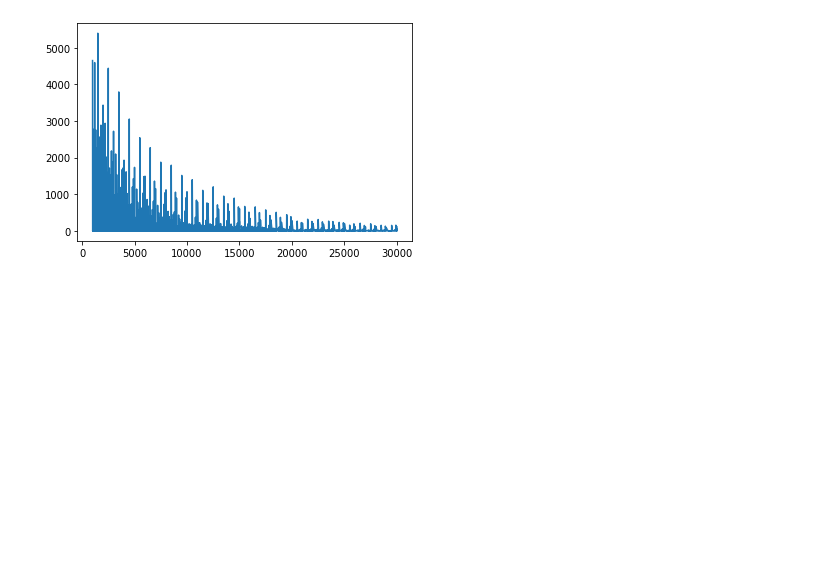
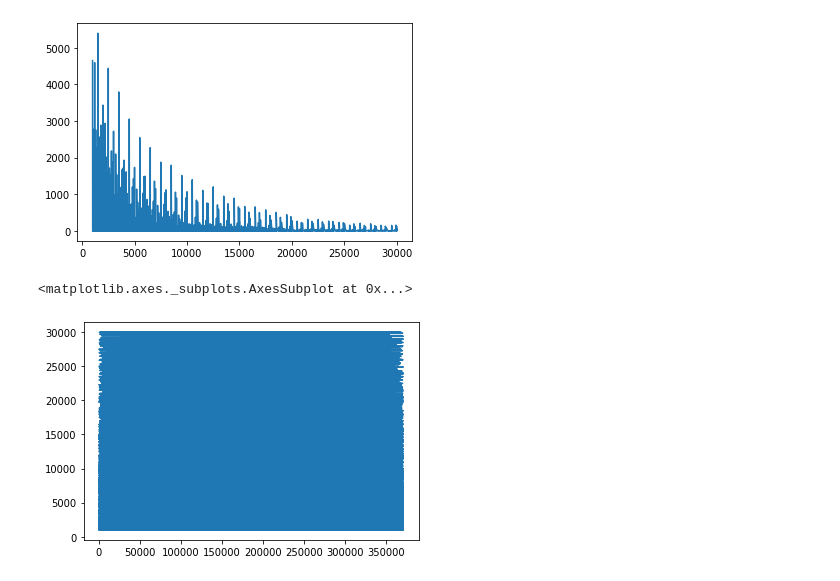
Before and after one commit to holiday-scott/exploring_ebay_car_sales_data, a Jupyter notebook: eBay_Auto_Sales.ipynb, the cells around one changed output. Cells and saved outputs as stored; diff of their text form; code cells hidden in the pictures; blank space fills up the shorter version.

```diff
--- a/eBay_Auto_Sales.ipynb
+++ b/eBay_Auto_Sales.ipynb
@@ -404,3 +404,10 @@ final_price_distribution["price"].value_counts().sort_index().plot()
 # %% [output]
 <matplotlib.axes._subplots.AxesSubplot at 0x...>
 [figure]
+# %%
+price_bool = autos["price"].between(1000,30000)
+final_price_distribution = autos[price_bool]
+final_price_distribution["price"].sort_values().plot(kind='line')
+# %% [output]
+<matplotlib.axes._subplots.AxesSubplot at 0x...>
+[figure, added]
```
